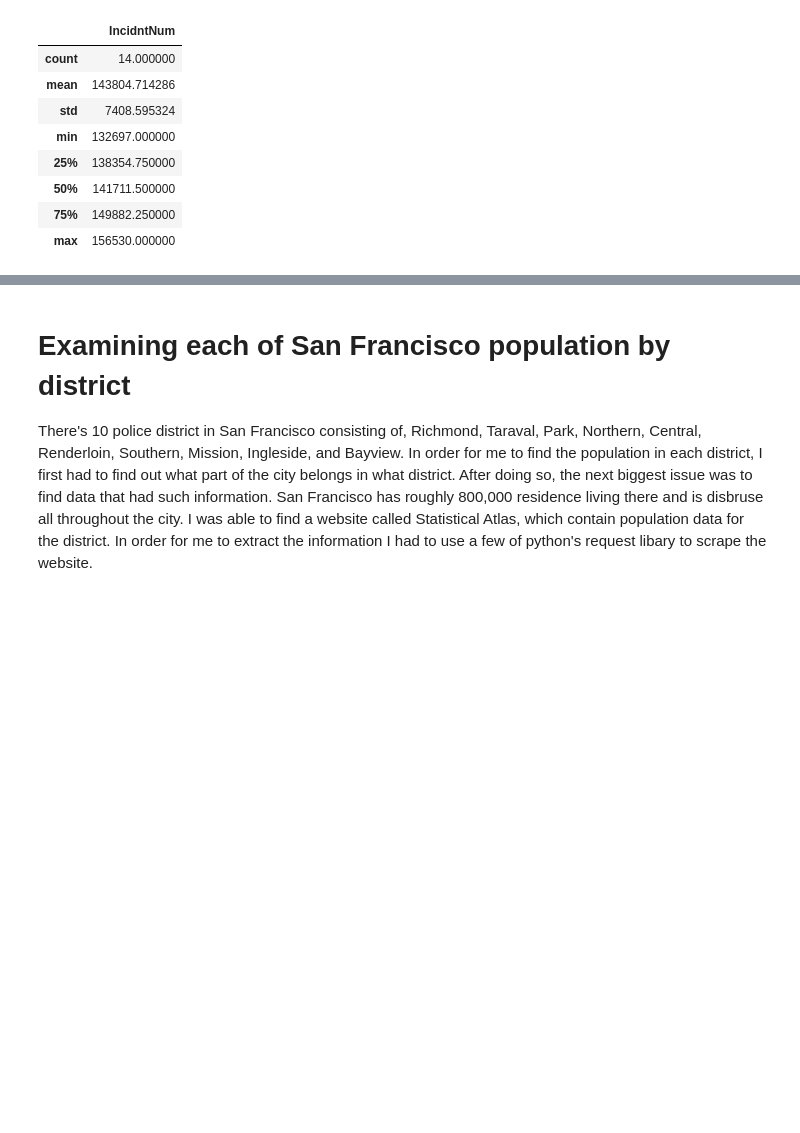
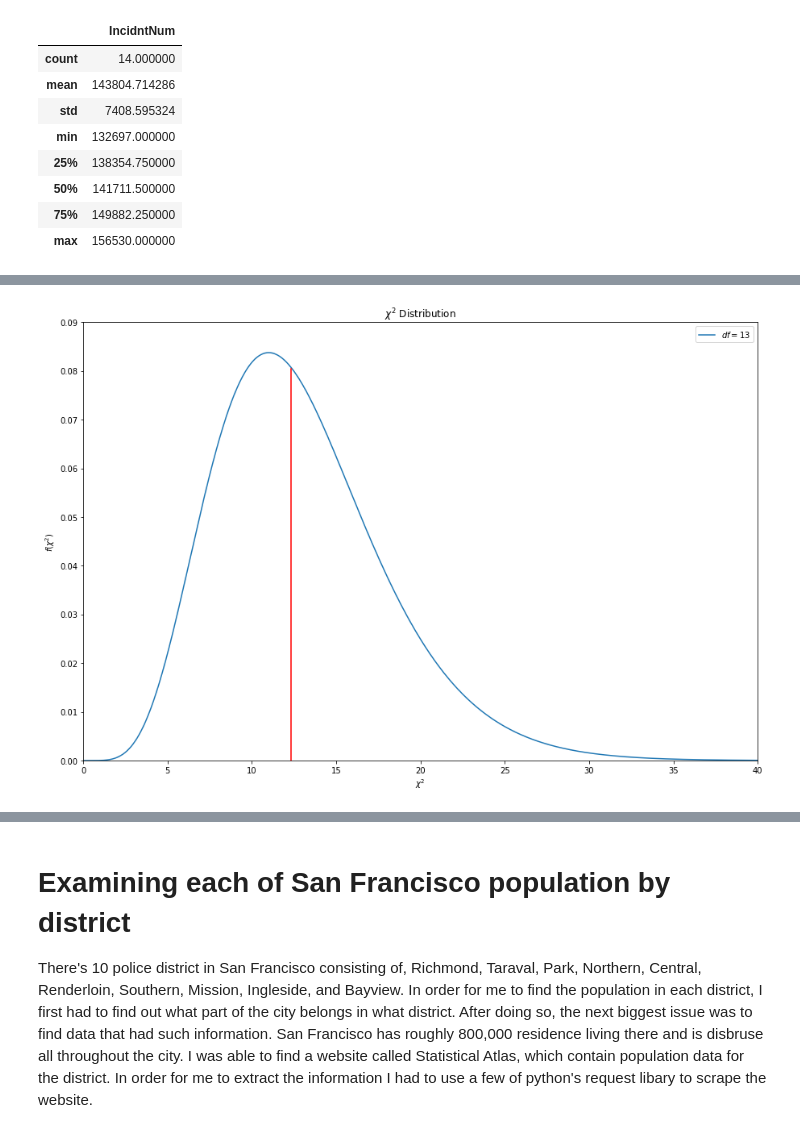
Before and after one commit to NathanNguyen345/DataScience_Capstone1, a Jupyter notebook: ExploratoryData/SF_Crime_Rate.ipynb, the cells around one changed output, grey strips where cells are left out. Saved outputs shown, nothing was run; the diff lists cells and outputs as text; code cells hidden in the pictures; blank space fills up the shorter version.

```diff
--- a/ExploratoryData/SF_Crime_Rate.ipynb
+++ b/ExploratoryData/SF_Crime_Rate.ipynb
@@ -273,0 +298,24 @@ By creating a 2D plot for Crime Rate vs. Year, we can visually see the change in
+# %%
+x = np.linspace(0, 40, 1000)
+fig,ax = plt.subplots(1,1)
+
+linestyles = ['-']
+deg_of_freedom = [13]
+for df, ls in zip(deg_of_freedom, linestyles):
+  ax.plot(x, stats.chi2.pdf(x, df), linestyle=ls, label=r'$df=%i$' % df)
+
+
+plt.xlim(0, 40)
+plt.ylim(0, 0.09)
+
+ax.plot([12.340,12.340], [0,.0805], linestyle='-', color='red')
+
+
+plt.xlabel('$\chi^2$')
+plt.ylabel(r'$f(\chi^2)$')
+plt.title(r'$\chi^2\ \mathrm{Distribution}$')
+
+plt.legend()
+plt.show()
+# %% [output]
+[figure, added]
```
Also changed, not shown: parts of 10 cells of this notebook.
